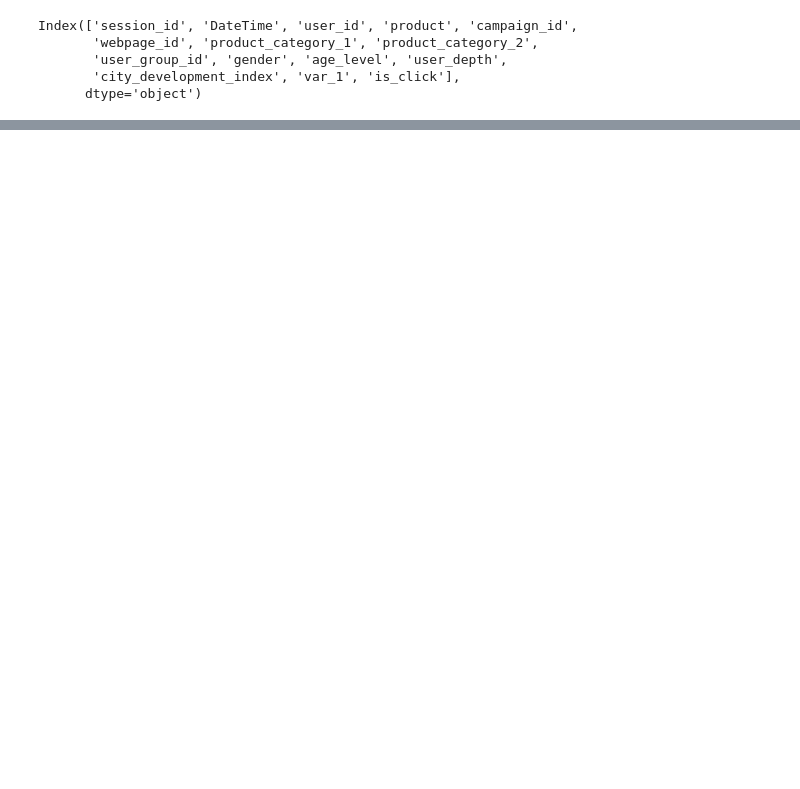
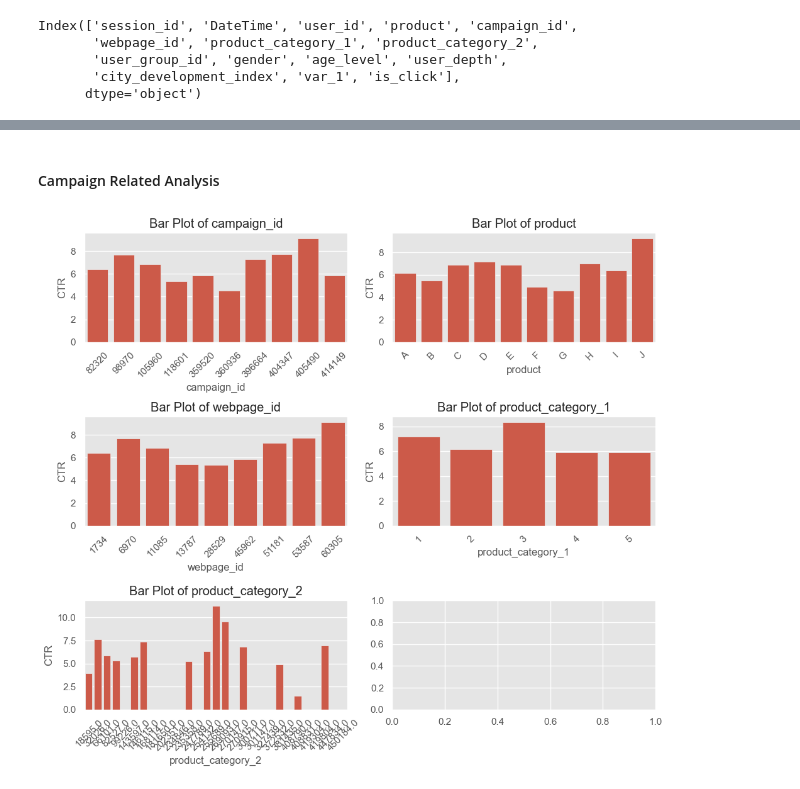
Before and after one commit to ManishDiddi/Scaler-AI-ML, a Jupyter notebook: Machine Learning/Supervised/Classification Project Ad Click/ad_click.ipynb, the cells around one changed output, grey strips where cells are left out. Drawn from its saved outputs; the diff is of its cells as text; code cells hidden in the pictures; blank space fills up the shorter version.

```diff
--- a/Machine Learning/Supervised/Classification Project Ad Click/ad_click.ipynb
+++ b/Machine Learning/Supervised/Classification Project Ad Click/ad_click.ipynb
@@ -101,0 +361,7 @@ Name: count, dtype: int64
+# %% [markdown]
+#### Campaign Related Analysis
+# %%
+groups = ['campaign_id','product','webpage_id','product_category_1','product_category_2']
+visualize_group_wise_ctr(df,groups,num_cols=2)
+# %% [output]
+[figure, added]
```
Also changed, not shown: parts of 92 cells of this notebook, 22 other files.
